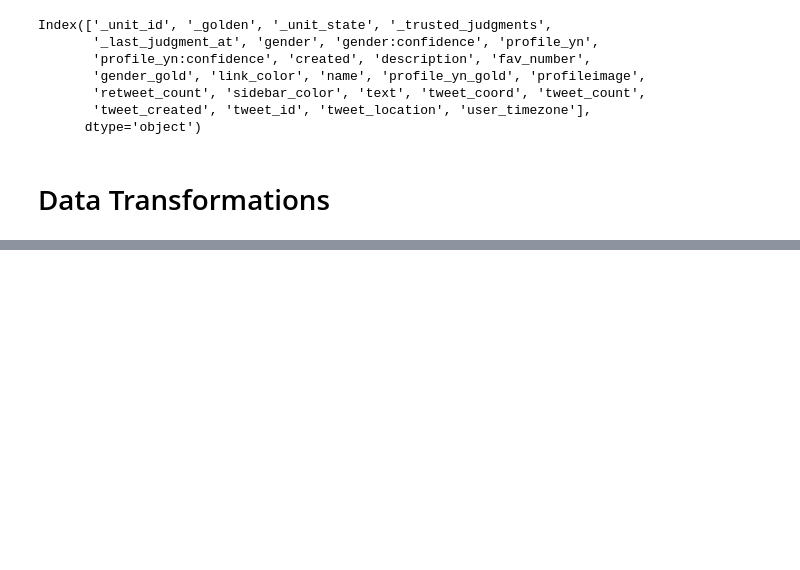
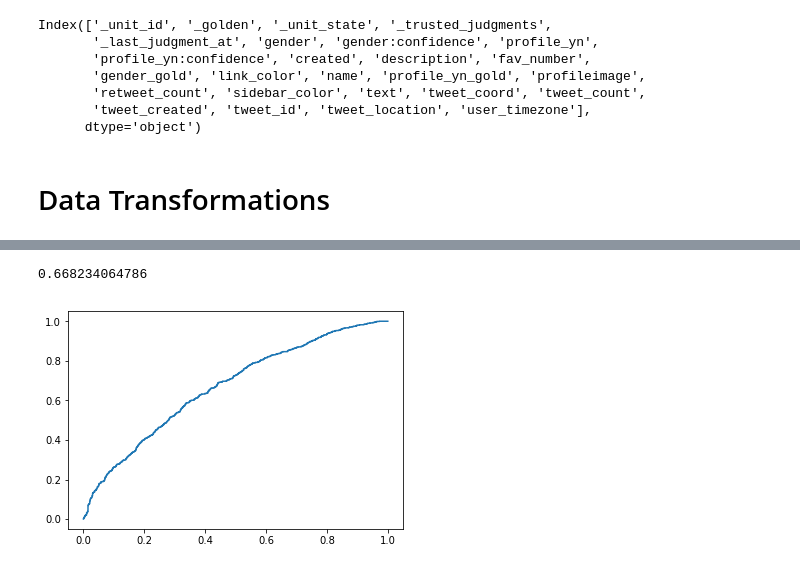
Before and after one commit to fcipollone/TwitterUserGender, a Jupyter notebook: Prediction.ipynb, the cells around one changed output, grey strips where cells are left out. Saved outputs shown, nothing was run; the diff lists cells and outputs as text; code cells hidden in the pictures; blank space fills up the shorter version.

```diff
--- a/Prediction.ipynb
+++ b/Prediction.ipynb
@@ -60,0 +190,10 @@ train.created = months
+# %%
+def n_grams(s):
+    left = 0
+    right = 0 + 5
+    r = []
+    while right < len(s):
+        r.append(s[left:right])
+        left += 1
+        right += 1
+    return " ".join(r)
@@ -60,0 +223,12 @@ train.created = months
+# %%
+third = sklearn.linear_model.LogisticRegression()
+third.fit(X_train,y_train)
+scores = third.predict_proba(X_val)
+fpr, tpr, thresholds = metrics.roc_curve(y_val, scores[:,1])
+%matplotlib inline
+import matplotlib.pyplot as plt
+plt.plot(fpr, tpr)
+print (metrics.roc_auc_score(y_val, scores[:,1]))
+# %% [output]
+0.668234064786
+[figure, added]
```
Also changed, not shown: parts of 15 cells of this notebook.
